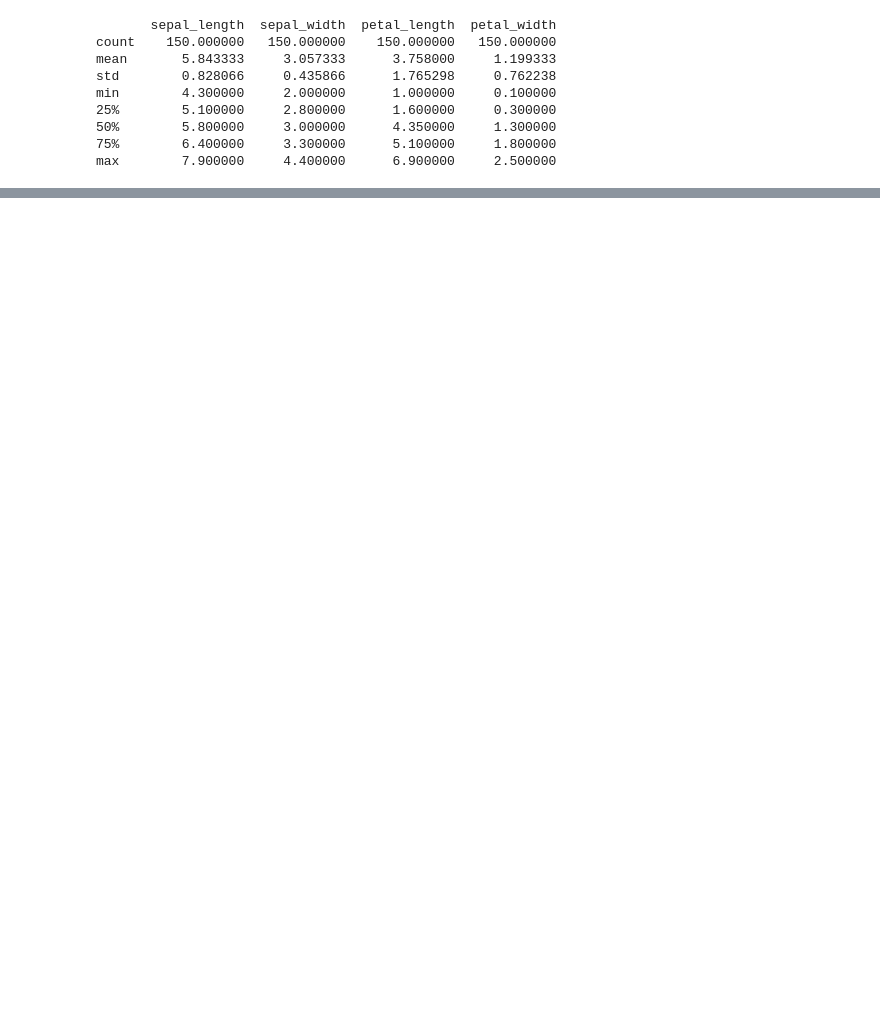
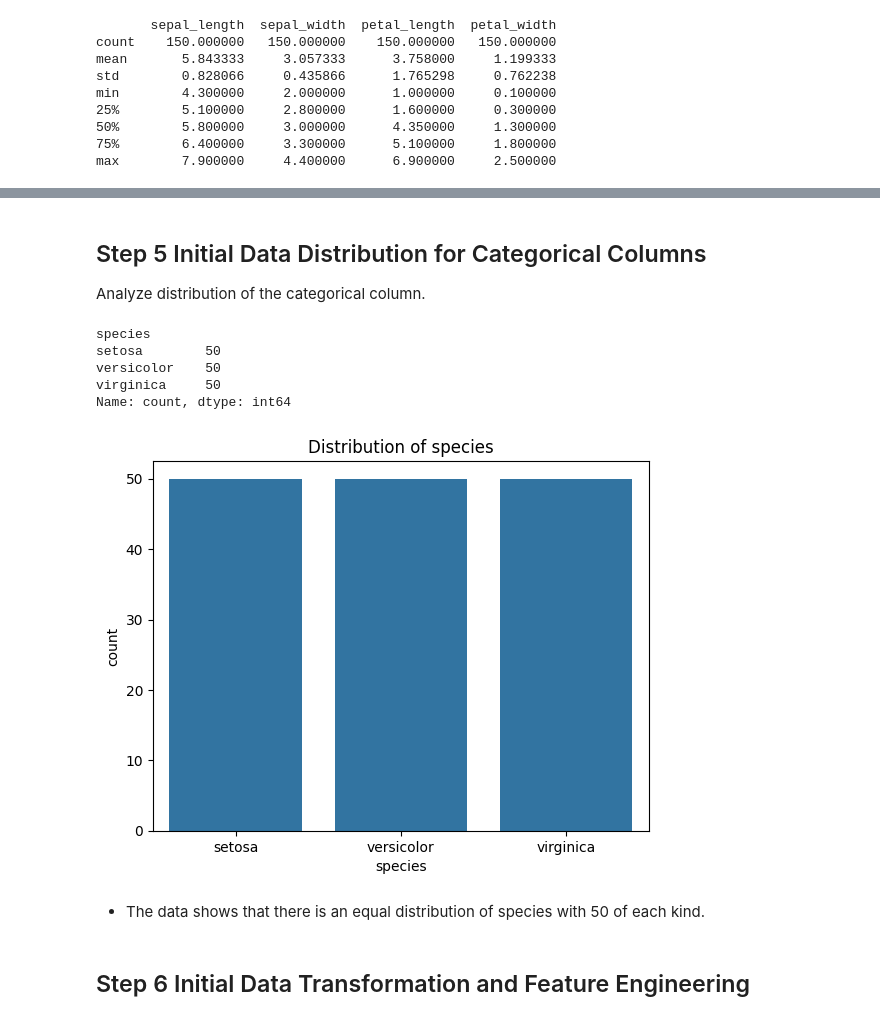
Before and after one commit to ClaytonSeabaughGH/datafun-04-jupyter, a Jupyter notebook: Seabaugh_eda.ipynb, the cells around one changed output, grey strips where cells are left out. Saved outputs shown, nothing was run; the diff lists cells and outputs as text; code cells hidden in the pictures; blank space fills up the shorter version.

```diff
--- a/Seabaugh_eda.ipynb
+++ b/Seabaugh_eda.ipynb
@@ -79,0 +99,24 @@ max        7.900000     4.400000      6.900000     2.500000
+# %% [markdown]
+## Step 5 Initial Data Distribution for Categorical Columns
+Analyze distribution of the categorical column.
+# %%
+# Inspect value vounts by categorical column
+print(df['species'].value_counts())
+
+# Inspect value counts for all categorical columns
+for col in df.select_dtypes(include=['object', 'category']).columns:
+    # Display count plot
+    sns.countplot(x=col, data=df)
+    plt.title(f'Distribution of {col}')
+    plt.show()
+# %% [output]
+species
+setosa        50
+versicolor    50
+virginica     50
+Name: count, dtype: int64
+[figure, added]
+# %% [markdown]
+- The data shows that there is an equal distribution of species with 50 of each kind.
+# %% [markdown]
+## Step 6 Initial Data Transformation and Feature Engineering
```
Also changed, not shown: parts of 6 cells of this notebook.
